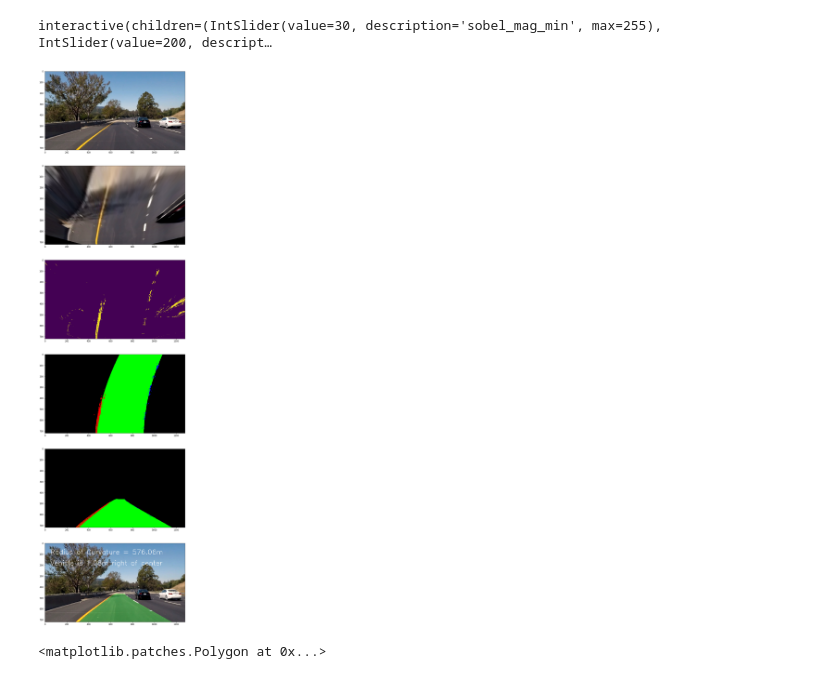
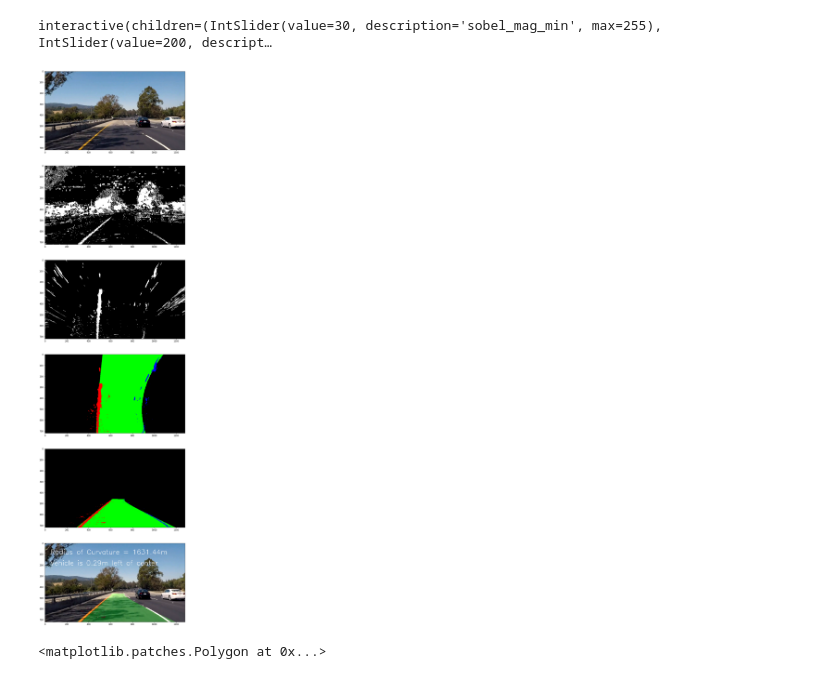
Before and after one commit to tdb-alcorn/CarND-Advanced-Lane-Lines, a Jupyter notebook: scratch.ipynb, the cells around one changed output. Drawn from its saved outputs; the diff is of its cells as text; code cells hidden in the pictures.

```diff
--- a/scratch.ipynb
+++ b/scratch.ipynb
@@ -32,8 +32,11 @@ c = camera.Camera()
 c.calibrate()
 # %%
 clip = VideoFileClip('project_video.mp4')
-t_fail = 24.6
+# t_fail = 24.6
 # t_fail = 41.7
+t_fail = 39.3
+# t_fail = 27.0
+# t_fail = 38.6
 img = clip.get_frame(t_fail)
 plt.imshow(img)
 # %% [output]
@@ -93,14 +104,13 @@ _ = interact(f,
 # %% [output]
 interactive(children=(IntSlider(value=30, description='sobel_mag_min', max=255), IntSlider(value=200, descript…
 # %%
-p = pipeline.Pipeline(pipeline.default_calibration)
+p = pipeline.Pipeline()
 # %%
-img = image.read('./test_images/test6.jpg', rgb=True)
+# img = image.read('./test_images/test6.jpg', rgb=True)
 # out = p.debug(img)
-# plt.imshow(out)
-out = p.step(img, rgb=True, display=True)
+out = p.step(img,rgb=True, display=True)
 # %% [output]
-[figure, old version]
+[figure, new version]
 # %%
 img = image.read('./test_images/straight_lines1.jpg', rgb=True)
 c = camera.Camera()
```
Also changed, not shown: parts of 3 cells of this notebook, 6 other files.
